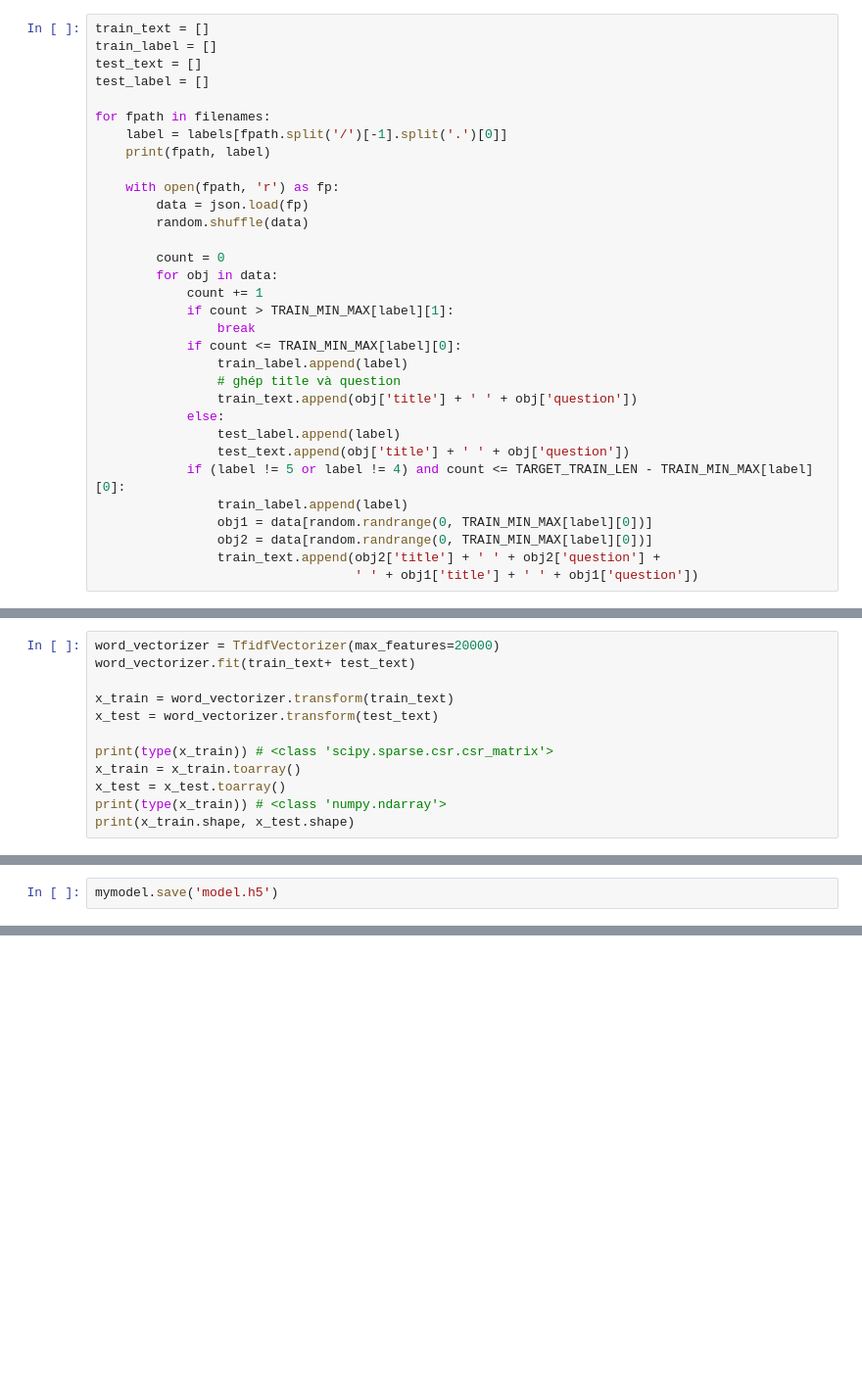
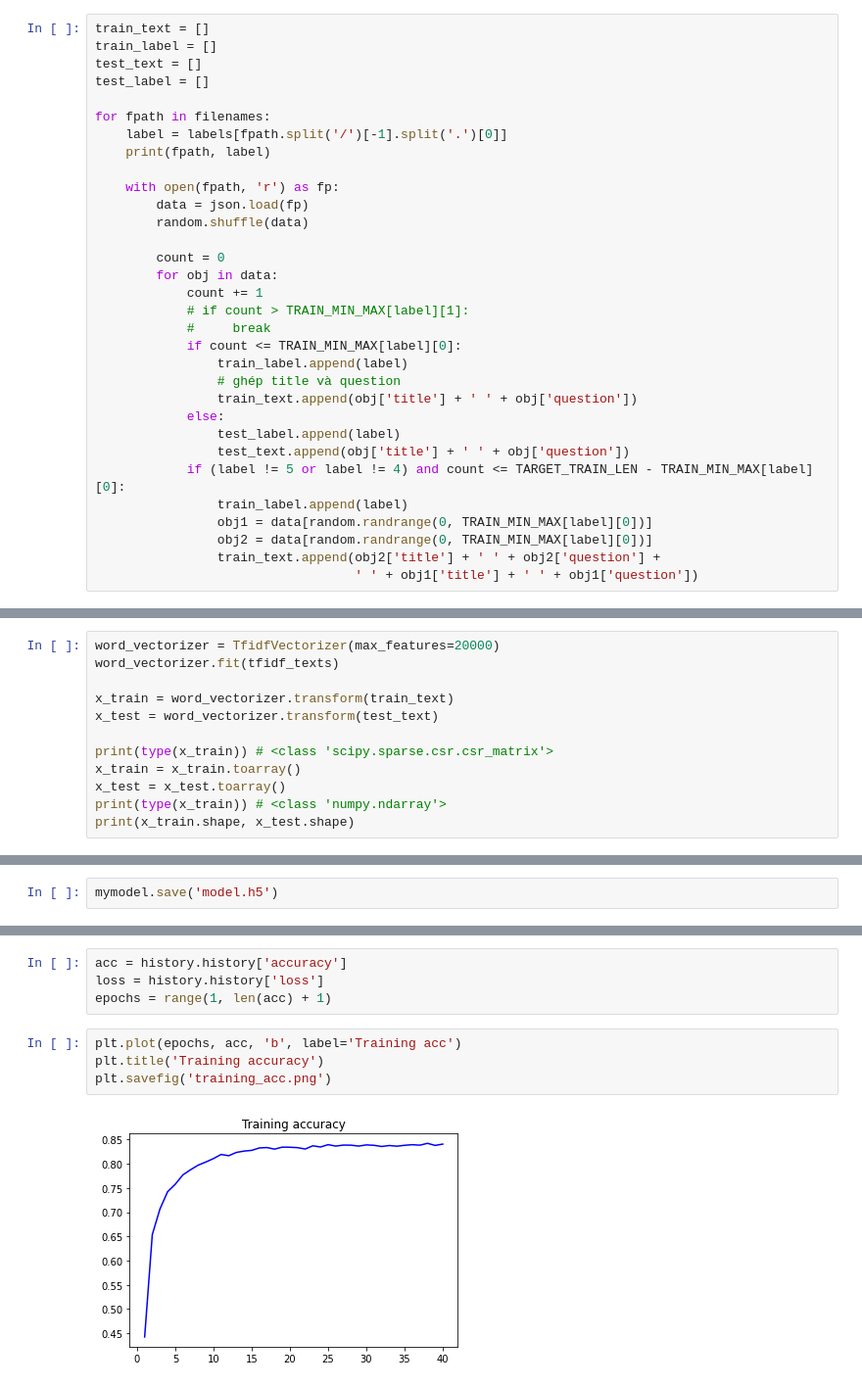
Before and after one commit to lehoangnam040/MSE-TEM501, a Jupyter notebook: TEM501_task1.ipynb, the cells around one changed output, grey strips where cells are left out. Shown at 98% size. Drawn from its saved outputs; the diff is of its cells as text; blank space fills up the shorter version.

```diff
--- a/TEM501_task1.ipynb
+++ b/TEM501_task1.ipynb
@@ -90,8 +94,8 @@ for fpath in filenames:
         count = 0
         for obj in data:
             count += 1
-            if count > TRAIN_MIN_MAX[label][1]:
-                break
+            # if count > TRAIN_MIN_MAX[label][1]:
+            #     break
             if count <= TRAIN_MIN_MAX[label][0]:
                 train_label.append(label)
                 # ghép title và question
@@ -131,7 +135,7 @@ with open('text_vectorize.json', 'w', encoding='utf8') as fp:
   fp.write(json_object)
 # %%
 word_vectorizer = TfidfVectorizer(max_features=20000)
-word_vectorizer.fit(train_text+ test_text)
+word_vectorizer.fit(tfidf_texts)
 
 x_train = word_vectorizer.transform(train_text)
 x_test = word_vectorizer.transform(test_text)
@@ -255,0 +220,10 @@ predict('xét_nghiệm beta dạ bsĩ mới chuyển phôi bviện mỹ_đức n
+# %%
+acc = history.history['accuracy']
+loss = history.history['loss']
+epochs = range(1, len(acc) + 1)
+# %%
+plt.plot(epochs, acc, 'b', label='Training acc')
+plt.title('Training accuracy')
+plt.savefig('training_acc.png')
+# %% [output]
+[figure, added]
```
Also changed, not shown: parts of 23 cells of this notebook, 11 other files.
